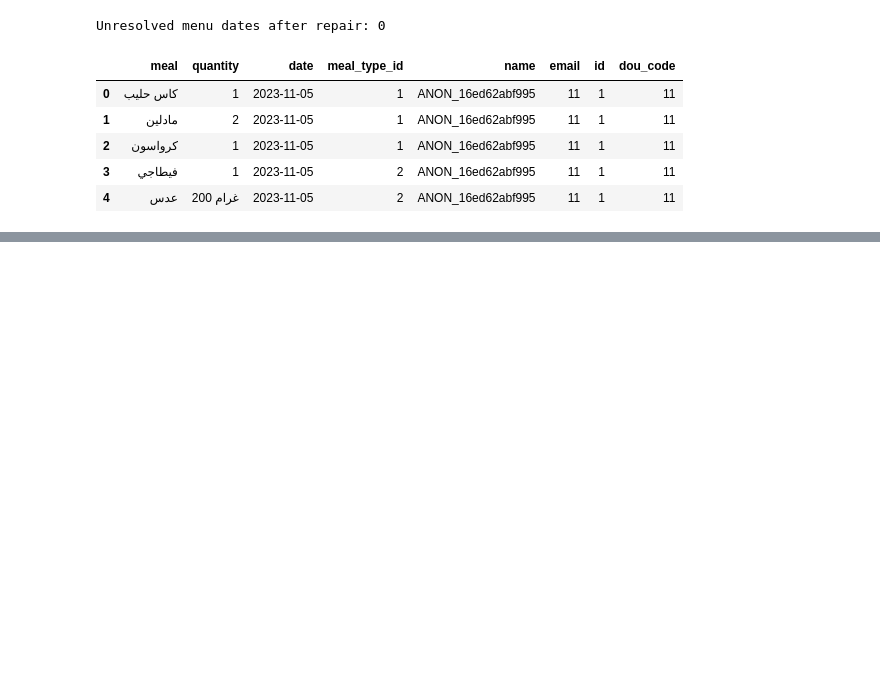
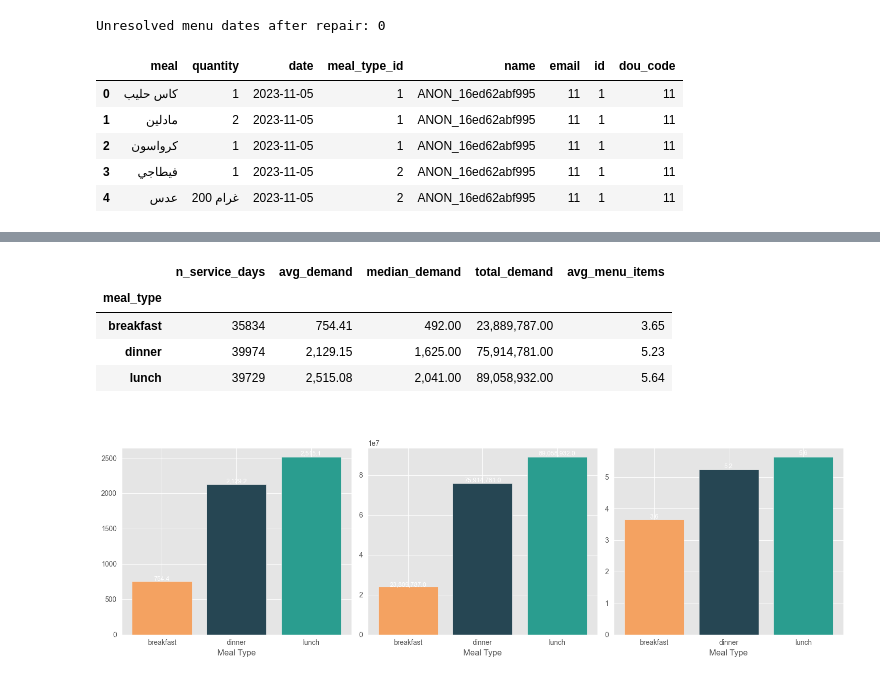
Before and after one commit to aziziabdallahesmail-ensia/IntelliCanteen-, a Jupyter notebook: intellicanteen/notebooks/EDA.ipynb, the cells around one changed output, grey strips where cells are left out. Cells and saved outputs as stored; diff of their text form; code cells hidden in the pictures; blank space fills up the shorter version.

```diff
--- a/intellicanteen/notebooks/EDA.ipynb
+++ b/intellicanteen/notebooks/EDA.ipynb
@@ -200,0 +281,41 @@ joined_df.to_excel('../data/interim/joined_canteen_data.xlsx', index=False)
+# %%
+meal_type_stats = (
+    master
+    .groupby('meal_type', observed=True)
+    .agg(
+        n_service_days  =('date',             'count'),
+        avg_demand      =('demand',           'mean'),
+        median_demand   =('demand',           'median'),
+        total_demand    =('demand',           'sum'),
+        avg_menu_items  =('n_distinct_items', 'mean'),
+    )
+    .round(2)
+)
+display(meal_type_stats)
+
+fig, axes = plt.subplots(1, 3, figsize=(15, 5))
+for ax, (metric, ylabel) in zip(axes, [
+    ('avg_demand',     'Average Demand'),
+    ('total_demand',   'Total Meals Served'),
+    ('avg_menu_items', 'Avg Distinct Menu Items'),
+]):
+    vals = meal_type_stats[metric]
+    bars = ax.bar(vals.index, vals.values,
+                  color=[palette.get(m, 'grey') for m in vals.index])
+    ax.set_title(ylabel)
+    ax.set_xlabel('Meal Type')
+    for bar, v in zip(bars, vals.values):
+        ax.text(bar.get_x() + bar.get_width() / 2,
+                bar.get_height() * 1.01, f'{v:,.1f}', ha='center', fontsize=9)
+
+plt.suptitle('Meal Type Breakdown', fontsize=14, fontweight='bold')
+plt.tight_layout()
+plt.savefig('../reports/figures/02_meal_type_breakdown.png', dpi=150)
+plt.show()
+# %% [output]
+|  | n_service_days | avg_demand | median_demand | total_demand | avg_menu_items |
+| meal_type |  |  |  |  |  |
+| breakfast | 35834 | 754.41 | 492.00 | 23,889,787.00 | 3.65 |
+| dinner | 39974 | 2,129.15 | 1,625.00 | 75,914,781.00 | 5.23 |
+| lunch | 39729 | 2,515.08 | 2,041.00 | 89,058,932.00 | 5.64 |
+[figure, added]
```
Also changed, not shown: parts of 26 cells of this notebook, 11 other files.
